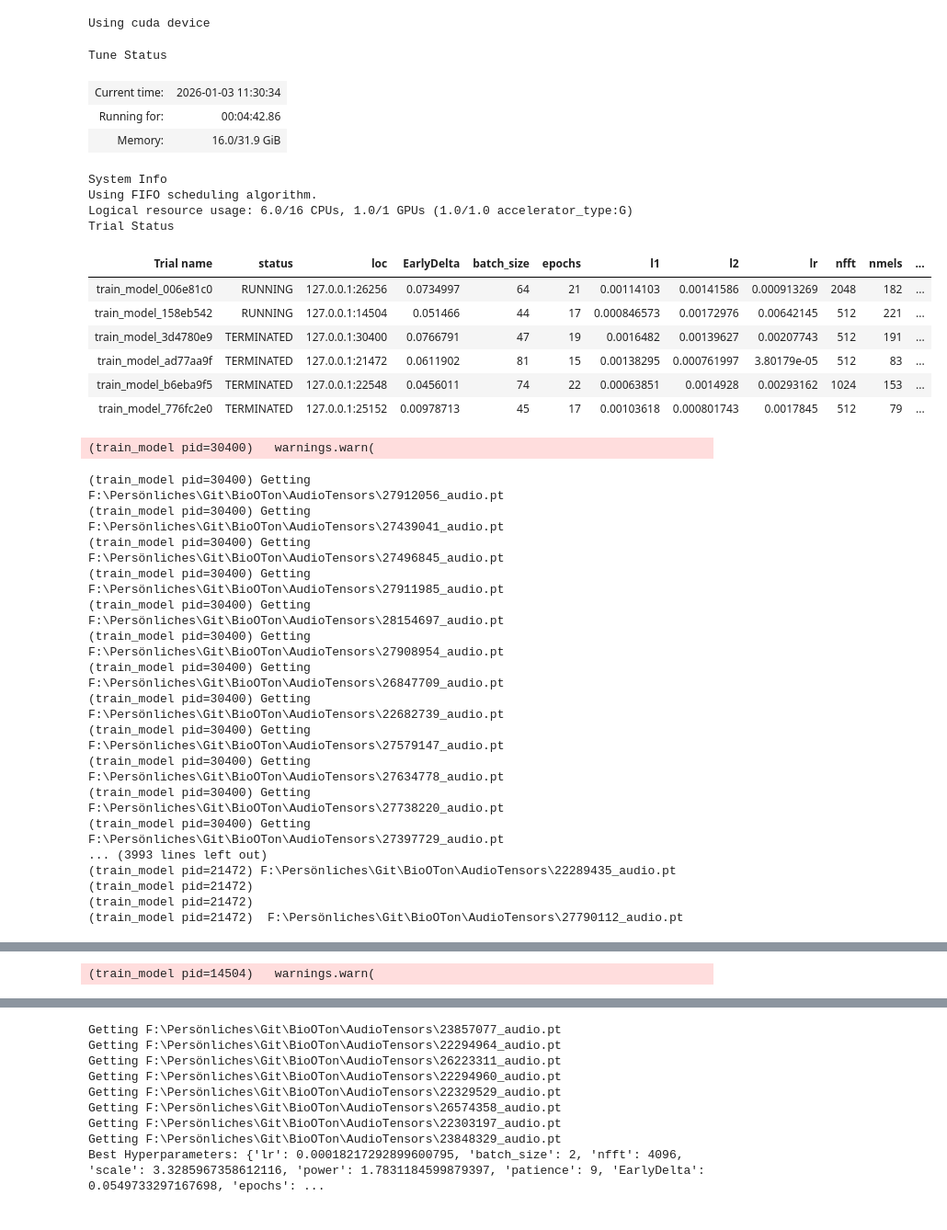
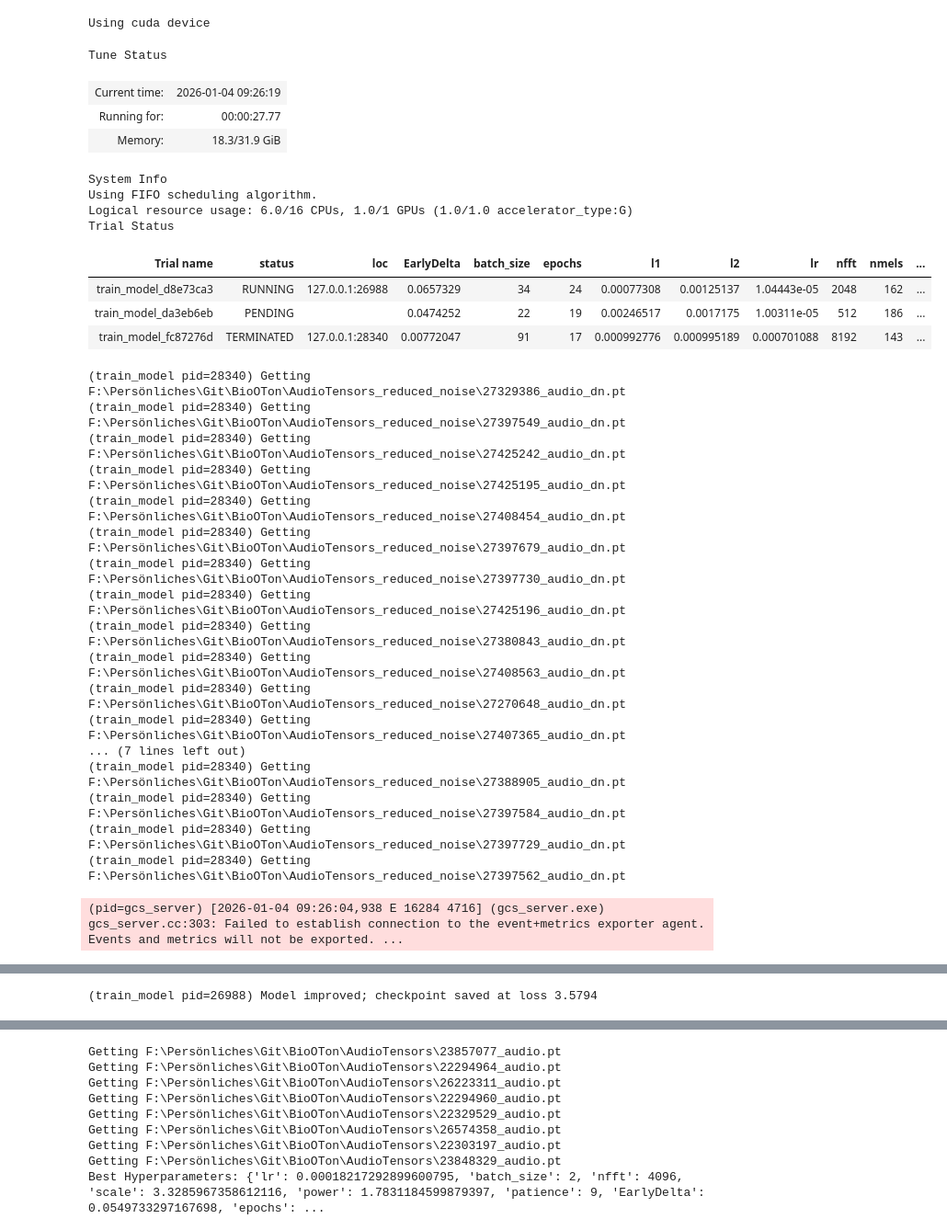
Before and after one commit to mfherrm/BioOTon, a Jupyter notebook: DL_ray_tune.ipynb, the cells around one changed output, grey strips where cells are left out. Shown at 92% size. Cells and saved outputs as stored; diff of their text form; code cells hidden in the pictures.

Commit message:
Added functions to denoise data

```diff
--- a/DL_ray_tune.ipynb
+++ b/DL_ray_tune.ipynb
@@ -64,12 +64,12 @@ config = {
 concurrent_trials = 2
 
 # Load  dataset
-recording_path="F:\\Persönliches\\Git\\BioOTon\\AudioTensors"
+recording_path="F:\\Persönliches\\Git\\BioOTon\\AudioTensors_reduced_noise"# "F:\\Persönliches\\Git\\BioOTon\\AudioTensors"
 label_path="F:\\Persönliches\\Git\\BioOTon"
-ds = SpectroDataset(recording_path, label_path, device = 'cuda')
+ds = SpectroDataset(recording_path, label_path, device = 'cuda', denoised = True)
 
 trainable_with_parameters = tune.with_parameters(
-    train_model, dataset=ds, spectro_mode = "atmfs"
+    train_model, dataset=ds, spectro_mode = "atmfs", train_size=5000, val_size=1000
 )
 
 trainable_with_resources = tune.with_resources(
@@ -86,57 +86,54 @@ hyperopt_search = HyperOptSearch(
     metric="loss",
     mode="min",  # Minimize loss
     # points_to_evaluate # Use when some good hyperparameters are known as initial values
 )
 
 asha_scheduler = ASHAScheduler(
     time_attr='training_iteration',
     metric='accuracy',
     mode='max',
     max_t=max_epochs,
     grace_period=10,
     brackets=1,
 )
 
 # Pass the search algorithm to Ray Tune
 tuner = tune.Tuner(
     trainable_with_resources,
     param_space=config,
     # tune_config=tune.TuneConfig(search_alg=hyperopt_search, num_samples=50, trial_dirname_creator=trialDir, max_concurrent_trials=2),
     tune_config=tune.TuneConfig(search_alg=optuna_search, num_samples=50, trial_dirname_creator=trialDir, max_concurrent_trials=concurrent_trials,),
     run_config=tune.RunConfig(storage_path='D:/ProgramFiles/RayResults', name="results")
 )
 tuner.fit()
 # %% [output]
 Tune Status
-| Current time: | 2026-01-03 11:30:34 |
-| Running for: | 00:04:42.86 |
-| Memory: | 16.0/31.9 GiB |
+| Current time: | 2026-01-04 09:26:19 |
+| Running for: | 00:00:27.77 |
+| Memory: | 18.3/31.9 GiB |
 System Info
 Using FIFO scheduling algorithm.
 Logical resource usage: 6.0/16 CPUs, 1.0/1 GPUs (1.0/1.0 accelerator_type:G)
 Trial Status
 | Trial name | status | loc | EarlyDelta | batch_size | epochs | l1 | l2 | lr | nfft | nmels | ... |
-| train_model_006e81c0 | RUNNING | 127.0.0.1:26256 | 0.0734997 | 64 | 21 | 0.00114103 | 0.00141586 | 0.000913269 | 2048 | 182 | ... |
-| train_model_158eb542 | RUNNING | 127.0.0.1:14504 | 0.051466 | 44 | 17 | 0.000846573 | 0.00172976 | 0.00642145 | 512 | 221 | ... |
-| train_model_3d4780e9 | TERMINATED | 127.0.0.1:30400 | 0.0766791 | 47 | 19 | 0.0016482 | 0.00139627 | 0.00207743 | 512 | 191 | ... |
-| train_model_ad77aa9f | TERMINATED | 127.0.0.1:21472 | 0.0611902 | 81 | 15 | 0.00138295 | 0.000761997 | 3.80179e-05 | 512 | 83 | ... |
-| train_model_b6eba9f5 | TERMINATED | 127.0.0.1:22548 | 0.0456011 | 74 | 22 | 0.00063851 | 0.0014928 | 0.00293162 | 1024 | 153 | ... |
-| train_model_776fc2e0 | TERMINATED | 127.0.0.1:25152 | 0.00978713 | 45 | 17 | 0.00103618 | 0.000801743 | 0.0017845 | 512 | 79 | ... |
+| train_model_d8e73ca3 | RUNNING | 127.0.0.1:26988 | 0.0657329 | 34 | 24 | 0.00077308 | 0.00125137 | 1.04443e-05 | 2048 | 162 | ... |
+| train_model_da3eb6eb | PENDING |  | 0.0474252 | 22 | 19 | 0.00246517 | 0.0017175 | 1.00311e-05 | 512 | 186 | ... |
+| train_model_fc87276d | TERMINATED | 127.0.0.1:28340 | 0.00772047 | 91 | 17 | 0.000992776 | 0.000995189 | 0.000701088 | 8192 | 143 | ... |
-(train_model pid=30400)   warnings.warn(
+(train_model pid=28340) Getting F:\Persönliches\Git\BioOTon\AudioTensors_reduced_noise\27329386_audio_dn.pt
+(train_model pid=28340) Getting F:\Persönliches\Git\BioOTon\AudioTensors_reduced_noise\27397549_audio_dn.pt
+(train_model pid=28340) Getting F:\Persönliches\Git\BioOTon\AudioTensors_reduced_noise\27425242_audio_dn.pt
+(train_model pid=28340) Getting F:\Persönliches\Git\BioOTon\AudioTensors_reduced_noise\27425195_audio_dn.pt
+(train_model pid=28340) Getting F:\Persönliches\Git\BioOTon\AudioTensors_reduced_noise\27408454_audio_dn.pt
+(train_model pid=28340) Getting F:\Persönliches\Git\BioOTon\AudioTensors_reduced_noise\27397679_audio_dn.pt
+(train_model pid=28340) Getting F:\Persönliches\Git\BioOTon\AudioTensors_reduced_noise\27397730_audio_dn.pt
+(train_model pid=28340) Getting F:\Persönliches\Git\BioOTon\AudioTensors_reduced_noise\27425196_audio_dn.pt
+(train_model pid=28340) Getting F:\Persönliches\Git\BioOTon\AudioTensors_reduced_noise\27380843_audio_dn.pt
+(train_model pid=28340) Getting F:\Persönliches\Git\BioOTon\AudioTensors_reduced_noise\27408563_audio_dn.pt
+(train_model pid=28340) Getting F:\Persönliches\Git\BioOTon\AudioTensors_reduced_noise\27270648_audio_dn.pt
+(train_model pid=28340) Getting F:\Persönliches\Git\BioOTon\AudioTensors_reduced_noise\27407365_audio_dn.pt
+... (7 lines left out)
+(train_model pid=28340) Getting F:\Persönliches\Git\BioOTon\AudioTensors_reduced_noise\27388905_audio_dn.pt
+(train_model pid=28340) Getting F:\Persönliches\Git\BioOTon\AudioTensors_reduced_noise\27397584_audio_dn.pt
+(train_model pid=28340) Getting F:\Persönliches\Git\BioOTon\AudioTensors_reduced_noise\27397729_audio_dn.pt
+(train_model pid=28340) Getting F:\Persönliches\Git\BioOTon\AudioTensors_reduced_noise\27397562_audio_dn.pt
-(train_model pid=30400) Getting F:\Persönliches\Git\BioOTon\AudioTensors\27912056_audio.pt
-(train_model pid=30400) Getting F:\Persönliches\Git\BioOTon\AudioTensors\27439041_audio.pt
-(train_model pid=30400) Getting F:\Persönliches\Git\BioOTon\AudioTensors\27496845_audio.pt
-(train_model pid=30400) Getting F:\Persönliches\Git\BioOTon\AudioTensors\27911985_audio.pt
-(train_model pid=30400) Getting F:\Persönliches\Git\BioOTon\AudioTensors\28154697_audio.pt
-(train_model pid=30400) Getting F:\Persönliches\Git\BioOTon\AudioTensors\27908954_audio.pt
-(train_model pid=30400) Getting F:\Persönliches\Git\BioOTon\AudioTensors\26847709_audio.pt
-(train_model pid=30400) Getting F:\Persönliches\Git\BioOTon\AudioTensors\22682739_audio.pt
-(train_model pid=30400) Getting F:\Persönliches\Git\BioOTon\AudioTensors\27579147_audio.pt
-(train_model pid=30400) Getting F:\Persönliches\Git\BioOTon\AudioTensors\27634778_audio.pt
-(train_model pid=30400) Getting F:\Persönliches\Git\BioOTon\AudioTensors\27738220_audio.pt
-(train_model pid=30400) Getting F:\Persönliches\Git\BioOTon\AudioTensors\27397729_audio.pt
-... (3993 lines left out)
-(train_model pid=21472) F:\Persönliches\Git\BioOTon\AudioTensors\22289435_audio.pt
-(train_model pid=21472)
-(train_model pid=21472)
-(train_model pid=21472)  F:\Persönliches\Git\BioOTon\AudioTensors\27790112_audio.pt
+(pid=gcs_server) [2026-01-04 09:26:04,938 E 16284 4716] (gcs_server.exe) gcs_server.cc:303: Failed to establish connection to the event+metrics exporter agent. Events and metrics will not be exported. ...
@@ -182 +174 @@ Trial Status
-(train_model pid=14504)   warnings.warn(
+(train_model pid=26988) Model improved; checkpoint saved at loss 3.5794
```
Also changed, not shown: parts of 2 cells of this notebook, 5 other files.
